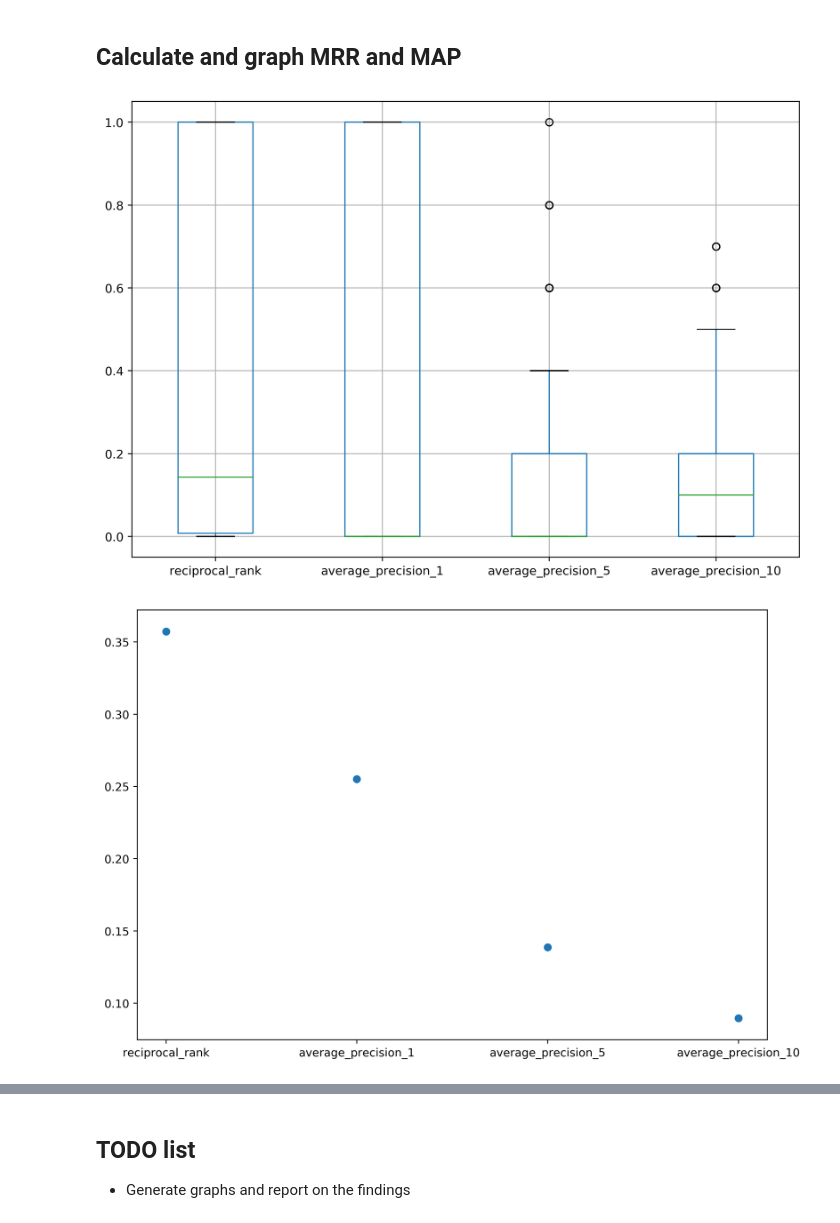
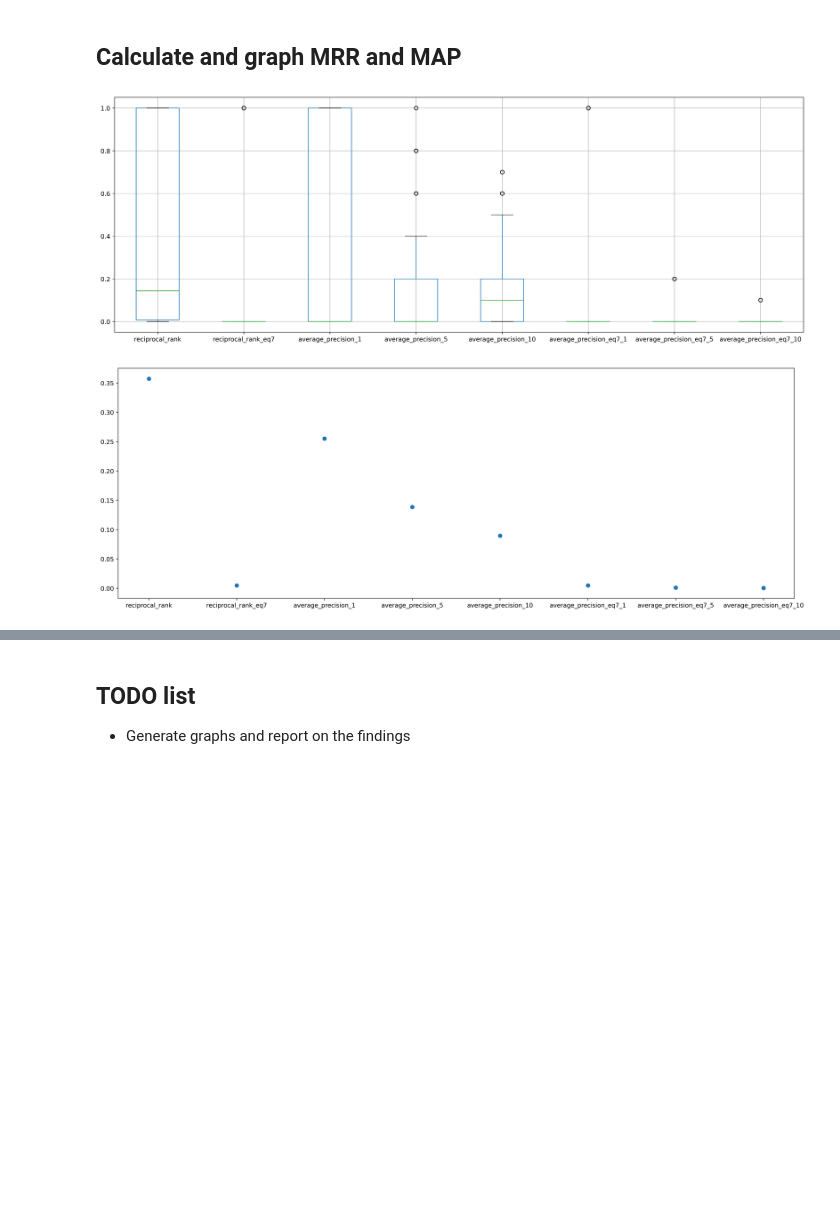
Before and after one commit to avneetgill/ensf544Project, a Jupyter notebook: Project2/Phase1/Phase1.ipynb, the cells around one changed output, grey strips where cells are left out. Saved outputs shown, nothing was run; the diff lists cells and outputs as text; code cells hidden in the pictures; blank space fills up the shorter version.

```diff
--- a/Project2/Phase1/Phase1.ipynb
+++ b/Project2/Phase1/Phase1.ipynb
@@ -190,29 +190,35 @@ def get_fix_indexes(bug, src):
     return fix_list
 
 
-def average_precision(bug,n=10):
+def average_precision(bug,n=10,isCosineSim=True):
 #checks precision for the top n values. If n is too large then this score loses meaning
     ap_list = list()
+    ranked_sim = 'ranked_sim'
+    if not isCosineSim:
+        ranked_sim = 'ranked_eq7_sim'
     for index, row in bug.iterrows():
         countTrue = 0
-        for i in range(len(row['ranked_sim'])):
+        for i in range(len(row[ranked_sim])):
             if i >= n:
                 break
             # check if source file is actually where bug is located
-            if(row['ranked_sim'][i][1] in row['fix_indexes']):
+            if(row[ranked_sim][i][1] in row['fix_indexes']):
                 countTrue+=1
         ap_list.append(countTrue/n)
     return ap_list
 
 
-def reciprocal_rank(bug):
+def reciprocal_rank(bug,isCosineSim=True):
 #reciprocal rank is 1/n, where n is the first position of a source file where the bug is located in the ranked_sim column
     rr_list = list()
+    ranked_sim = 'ranked_sim'
+    if not isCosineSim:
+        ranked_sim = 'ranked_eq7_sim'
     for index, row in bug.iterrows():
         rr = 0
-        for i in range(len(row['ranked_sim'])):
+        for i in range(len(row[ranked_sim])):
             # check if source file is actually where bug is located
-            if(row['ranked_sim'][i][1] in row['fix_indexes']):
+            if(row[ranked_sim][i][1] in row['fix_indexes']):
                 rr = 1/(i+1)
                 break
         rr_list.append(rr)
@@ -328,12 +334,20 @@ def generate_all_scores():
 
 
         # Calculate the MAP and MRR for VSM here
-        bug_df["average_precision_1"] = average_precision(bug_df,1)
-        bug_df["average_precision_3"] = average_precision(bug_df,3)
-        bug_df["average_precision_5"] = average_precision(bug_df,5)
-        bug_df["average_precision_10"] = average_precision(bug_df,10)
+        bug_df["average_precision_1"] = average_precision(bug_df,1,True)
+        bug_df["average_precision_5"] = average_precision(bug_df,5,True)
+        bug_df["average_precision_10"] = average_precision(bug_df,10,True)
 
-        bug_df["reciprocal_rank"] = reciprocal_rank(bug_df)
+        bug_df["reciprocal_rank"] = reciprocal_rank(bug_df,True)
+
+
+        bug_df["average_precision_eq7_1"] = average_precision(bug_df,1,False)
+        bug_df["average_precision_eq7_5"] = average_precision(bug_df,5,False)
+        bug_df["average_precision_eq7_10"] = average_precision(bug_df,10,False)
+
+        bug_df["reciprocal_rank_eq7"] = reciprocal_rank(bug_df,False)
+
+
 
         # maintain a list of all the dataframes
         all_bugs.append(bug_df)
@@ -380,18 +376,17 @@ See the caveats in the documentation: https://pandas.pydata.org/pandas-docs/stab
 # %%
 import matplotlib.pyplot as plt
 def generate_graphs(bugs):
-    # Im not too sure this boxplot is actually useful, at least not for reciprocal_rank and avearge_precision_1
-    important_cols = ["reciprocal_rank","average_precision_1","average_precision_5","average_precision_10"]
-    boxplot = bugs.boxplot(column=important_cols,figsize=(10,7))
+    important_cols = ["reciprocal_rank","reciprocal_rank_eq7","average_precision_1","average_precision_5","average_precision_10","average_precision_eq7_1","average_precision_eq7_5","average_precision_eq7_10"]
+    boxplot = bugs.boxplot(column=important_cols,figsize=(20,7))
     mean_list = list()
     for col in important_cols:
         mean_list.append(bugs[col].mean())
-    fig, ax = plt.subplots(figsize=(10,7))
+    fig, ax = plt.subplots(figsize=(20,7))
     ax.scatter(important_cols,mean_list)
 generate_graphs(bugs)
 # %% [output]
-[figure, old version]
+[figure, new version]
-[figure, old version]
+[figure, new version]
 # %%
 def performanceTable(bugs):
     data = []
```
Also changed, not shown: parts of 3 cells of this notebook.
